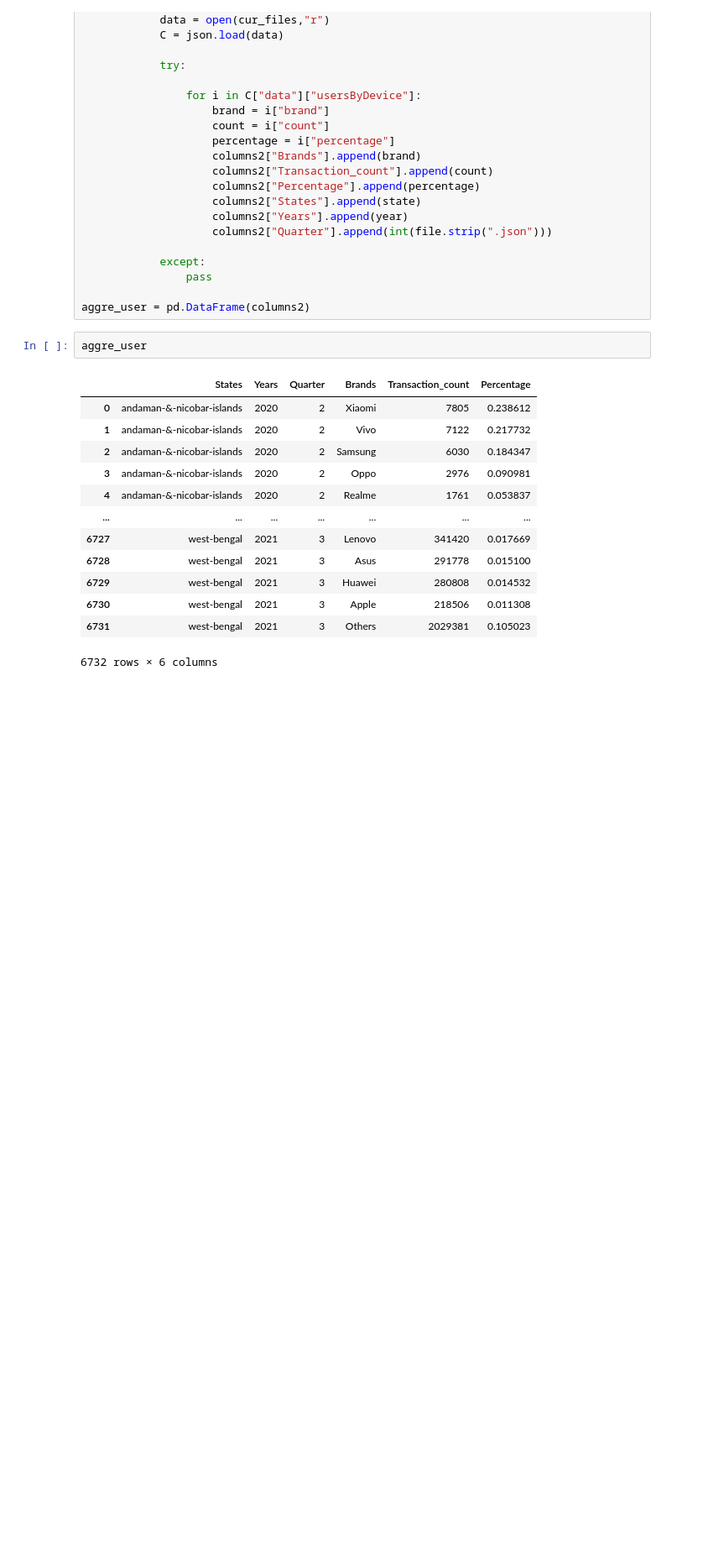
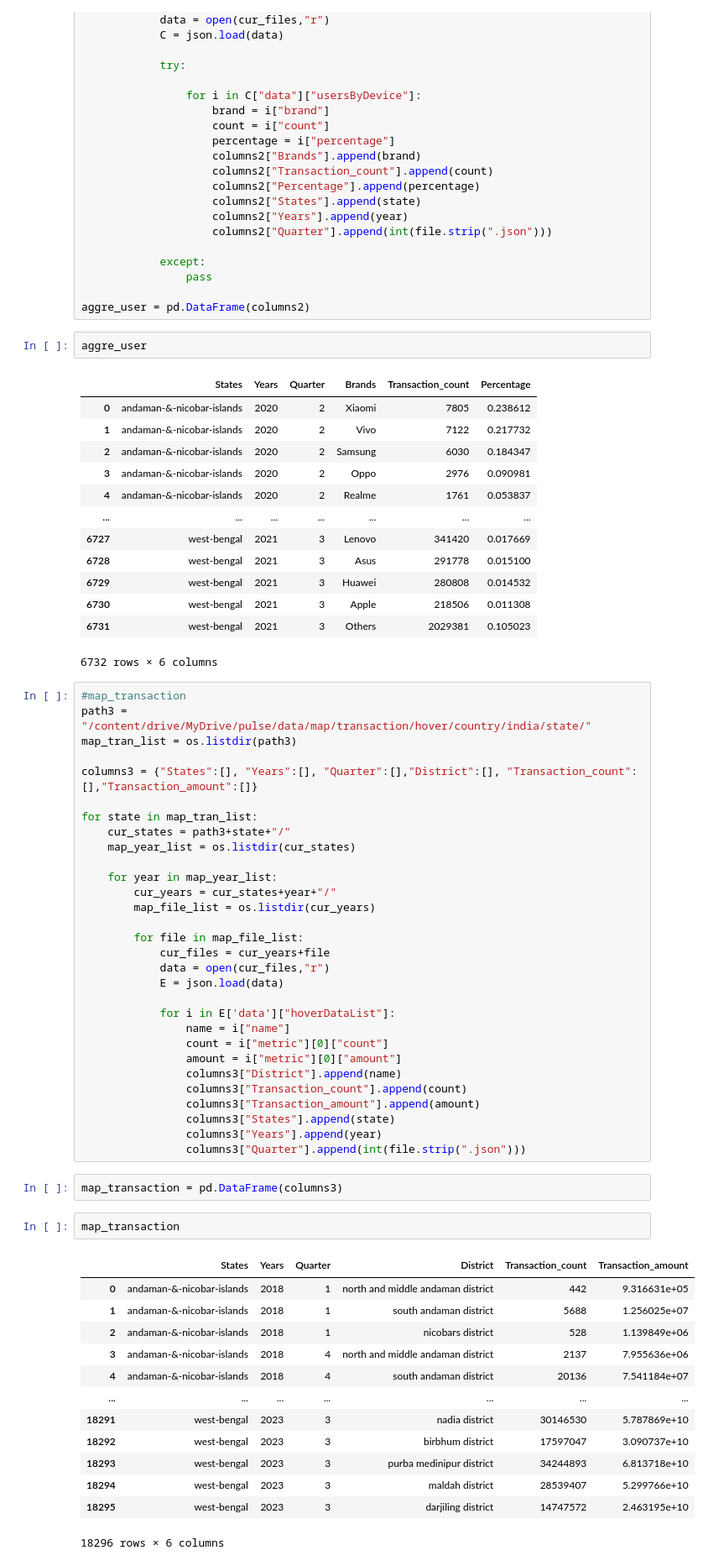
Before and after one commit to Bhaaarath/PhonePe_PulseAnalysis, a Jupyter notebook: Pulse_phonePe.ipynb, the cells around one changed output. Shown: that part at 84% size. Cells and saved outputs as stored; diff of their text form; blank space fills up the shorter version.

```diff
--- a/Pulse_phonePe.ipynb
+++ b/Pulse_phonePe.ipynb
@@ -113,3 +113,51 @@ aggre_user
 | 6730 | west-bengal | 2021 | 3 | Apple | 218506 | 0.011308 |
 | 6731 | west-bengal | 2021 | 3 | Others | 2029381 | 0.105023 |
 6732 rows × 6 columns
+# %%
+#map_transaction
+path3 = "/content/drive/MyDrive/pulse/data/map/transaction/hover/country/india/state/"
+map_tran_list = os.listdir(path3)
+
+columns3 = {"States":[], "Years":[], "Quarter":[],"District":[], "Transaction_count":[],"Transaction_amount":[]}
+
+for state in map_tran_list:
+    cur_states = path3+state+"/"
+    map_year_list = os.listdir(cur_states)
+
+    for year in map_year_list:
+        cur_years = cur_states+year+"/"
+        map_file_list = os.listdir(cur_years)
+
+        for file in map_file_list:
+            cur_files = cur_years+file
+            data = open(cur_files,"r")
+            E = json.load(data)
+
+            for i in E['data']["hoverDataList"]:
+                name = i["name"]
+                count = i["metric"][0]["count"]
+                amount = i["metric"][0]["amount"]
+                columns3["District"].append(name)
+                columns3["Transaction_count"].append(count)
+                columns3["Transaction_amount"].append(amount)
+                columns3["States"].append(state)
+                columns3["Years"].append(year)
+                columns3["Quarter"].append(int(file.strip(".json")))
+# %%
+map_transaction = pd.DataFrame(columns3)
+# %%
+map_transaction
+# %% [output]
+|  | States | Years | Quarter | District | Transaction_count | Transaction_amount |
+| 0 | andaman-&-nicobar-islands | 2018 | 1 | north and middle andaman district | 442 | 9.316631e+05 |
+| 1 | andaman-&-nicobar-islands | 2018 | 1 | south andaman district | 5688 | 1.256025e+07 |
+| 2 | andaman-&-nicobar-islands | 2018 | 1 | nicobars district | 528 | 1.139849e+06 |
+| 3 | andaman-&-nicobar-islands | 2018 | 4 | north and middle andaman district | 2137 | 7.955636e+06 |
+| 4 | andaman-&-nicobar-islands | 2018 | 4 | south andaman district | 20136 | 7.541184e+07 |
+| ... | ... | ... | ... | ... | ... | ... |
+| 18291 | west-bengal | 2023 | 3 | nadia district | 30146530 | 5.787869e+10 |
+| 18292 | west-bengal | 2023 | 3 | birbhum district | 17597047 | 3.090737e+10 |
+| 18293 | west-bengal | 2023 | 3 | purba medinipur district | 34244893 | 6.813718e+10 |
+| 18294 | west-bengal | 2023 | 3 | maldah district | 28539407 | 5.299766e+10 |
+| 18295 | west-bengal | 2023 | 3 | darjiling district | 14747572 | 2.463195e+10 |
+18296 rows × 6 columns
```
Also changed, not shown: parts of 3 cells of this notebook.
